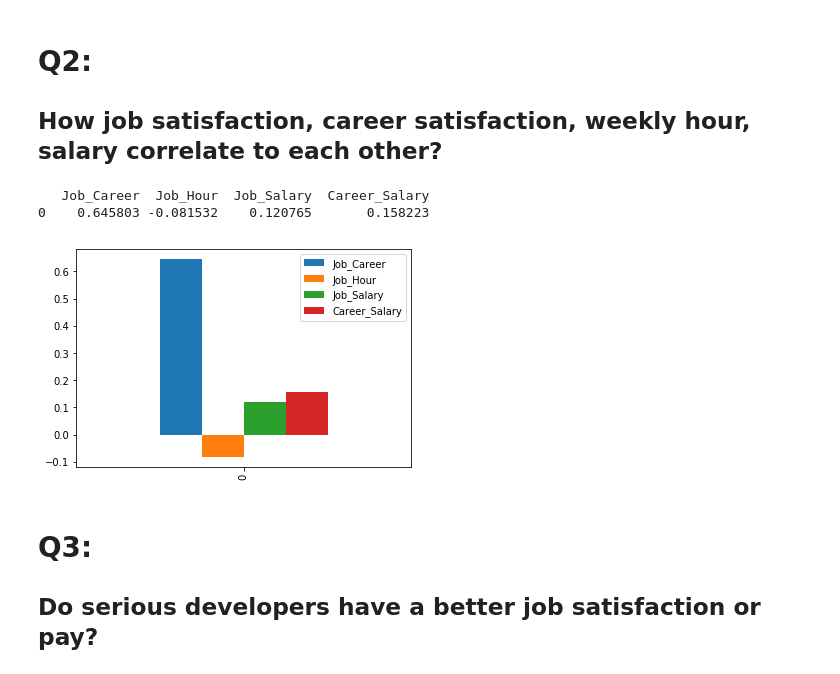
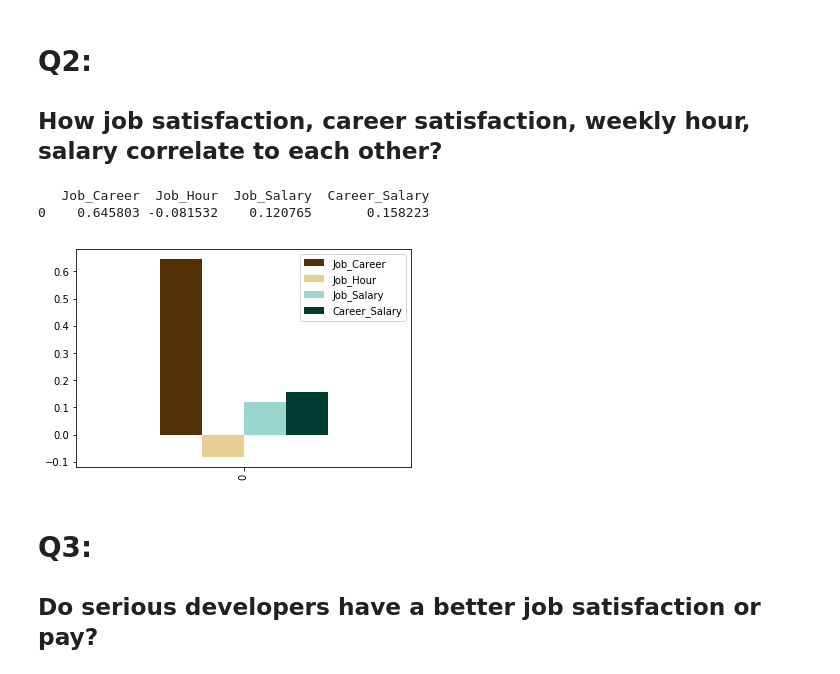
Before and after one commit to ccllcc/ds-blog-project, a Jupyter notebook: satis_analysis.ipynb, the cells around one changed output. Cells and saved outputs as stored; diff of their text form; code cells hidden in the pictures.

```diff
--- a/satis_analysis.ipynb
+++ b/satis_analysis.ipynb
@@ -96,22 +99,22 @@ satisf_corr_dropna = satisf_corr.dropna(axis=0, how='any', subset=['JobSatisfact
 # %%
 # check how each pair correlates
 JobSat_CareerSat = satisf_corr['JobSatisfaction'].corr(satisf_corr['CareerSatisfaction'])
 # print(JobSat_CareerSat)
 JobSat_Hour = satisf_corr['JobSatisfaction'].corr(satisf_corr['HoursPerWeek'])
 # print(JobSat_Hour)
 JobSat_Sal = satisf_corr['JobSatisfaction'].corr(satisf_corr['Salary'])
 # print(JobSat_Sal)
 Car_Sal = satisf_corr['CareerSatisfaction'].corr(satisf_corr['Salary'])
 # print(Car_Sal)
 
 corr = {'Job_Career': [JobSat_CareerSat],'Job_Hour':[JobSat_Hour],'Job_Salary':[JobSat_Sal],'Career_Salary':[Car_Sal]}
 df_corr = pd.DataFrame(data = corr)
 print(df_corr)
-df_corr.plot(kind='bar');
+df_corr.plot(kind='bar',cmap = 'BrBG');
 # %% [output]
    Job_Career  Job_Hour  Job_Salary  Career_Salary
 0    0.645803 -0.081532    0.120765       0.158223
-[figure, old version]
+[figure, new version]
 # %% [markdown]
 # Q3:
 ## Do serious developers have a better job satisfaction or pay?
```
Also changed, not shown: parts of 25 cells of this notebook.
